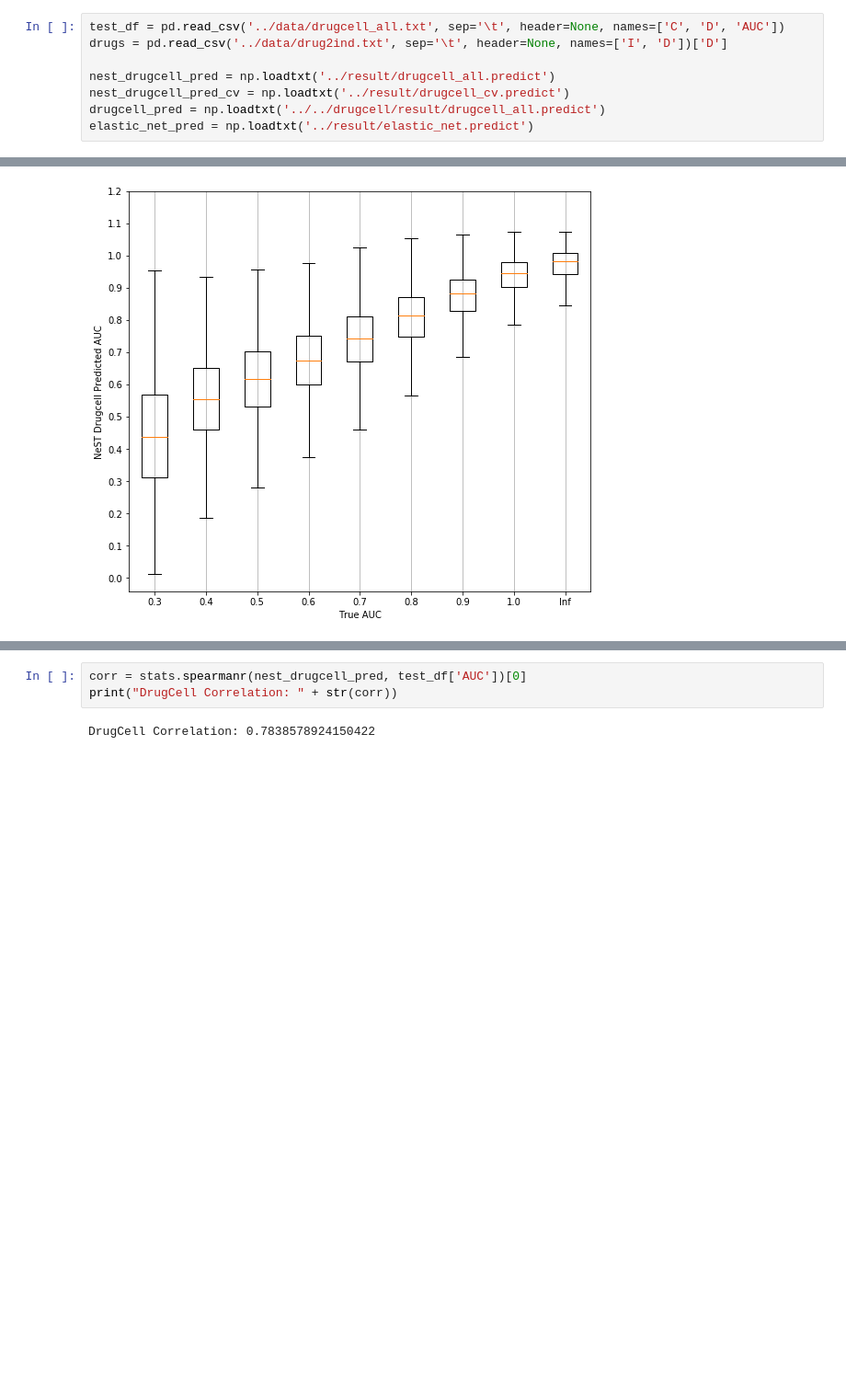
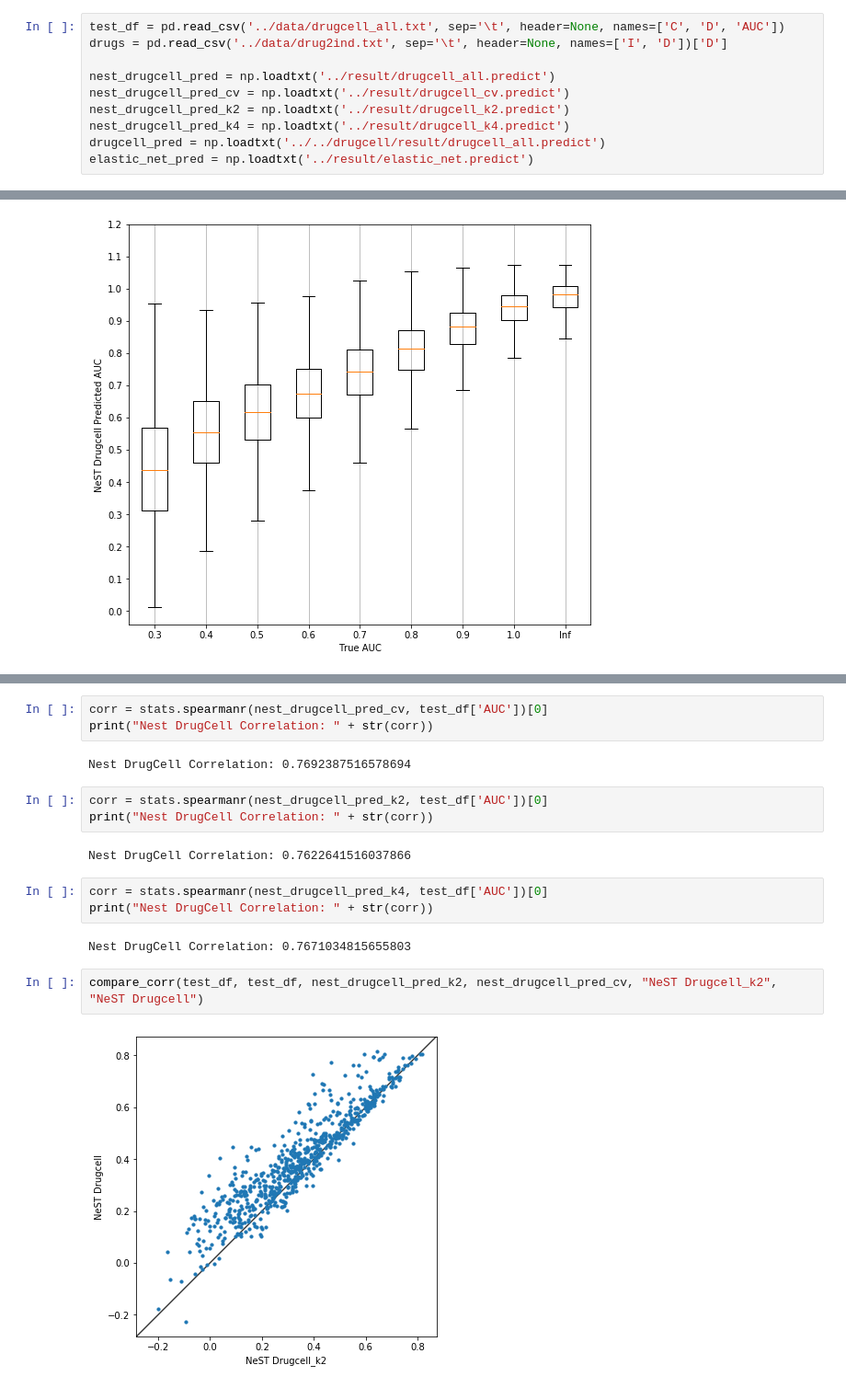
Before and after one commit to enmsilva/nest_drugcell, a Jupyter notebook: code/result_analysis.ipynb, the cells around one changed output, grey strips where cells are left out. Shown at 92% size. Saved outputs shown, nothing was run; the diff lists cells and outputs as text; blank space fills up the shorter version.

```diff
--- a/code/result_analysis.ipynb
+++ b/code/result_analysis.ipynb
@@ -10,6 +11,8 @@ drugs = pd.read_csv('../data/drug2ind.txt', sep='\t', header=None, names=['I', '
 
 nest_drugcell_pred = np.loadtxt('../result/drugcell_all.predict')
 nest_drugcell_pred_cv = np.loadtxt('../result/drugcell_cv.predict')
+nest_drugcell_pred_k2 = np.loadtxt('../result/drugcell_k2.predict')
+nest_drugcell_pred_k4 = np.loadtxt('../result/drugcell_k4.predict')
 drugcell_pred = np.loadtxt('../../drugcell/result/drugcell_all.predict')
 elastic_net_pred = np.loadtxt('../result/elastic_net.predict')
 # %%
@@ -159,5 +157,19 @@ NeST DrugCell Correlation: 0.7736092236895916
 # %%
-corr = stats.spearmanr(nest_drugcell_pred, test_df['AUC'])[0]
-print("DrugCell Correlation: " + str(corr))
+corr = stats.spearmanr(nest_drugcell_pred_cv, test_df['AUC'])[0]
+print("Nest DrugCell Correlation: " + str(corr))
 # %% [output]
-DrugCell Correlation: 0.7838578924150422
+Nest DrugCell Correlation: 0.7692387516578694
+# %%
+corr = stats.spearmanr(nest_drugcell_pred_k2, test_df['AUC'])[0]
+print("Nest DrugCell Correlation: " + str(corr))
+# %% [output]
+Nest DrugCell Correlation: 0.7622641516037866
+# %%
+corr = stats.spearmanr(nest_drugcell_pred_k4, test_df['AUC'])[0]
+print("Nest DrugCell Correlation: " + str(corr))
+# %% [output]
+Nest DrugCell Correlation: 0.7671034815655803
+# %%
+compare_corr(test_df, test_df, nest_drugcell_pred_k2, nest_drugcell_pred_cv, "NeST Drugcell_k2", "NeST Drugcell")
+# %% [output]
+[figure, added]
```
Also changed, not shown: parts of 14 cells of this notebook, 4 other files.
